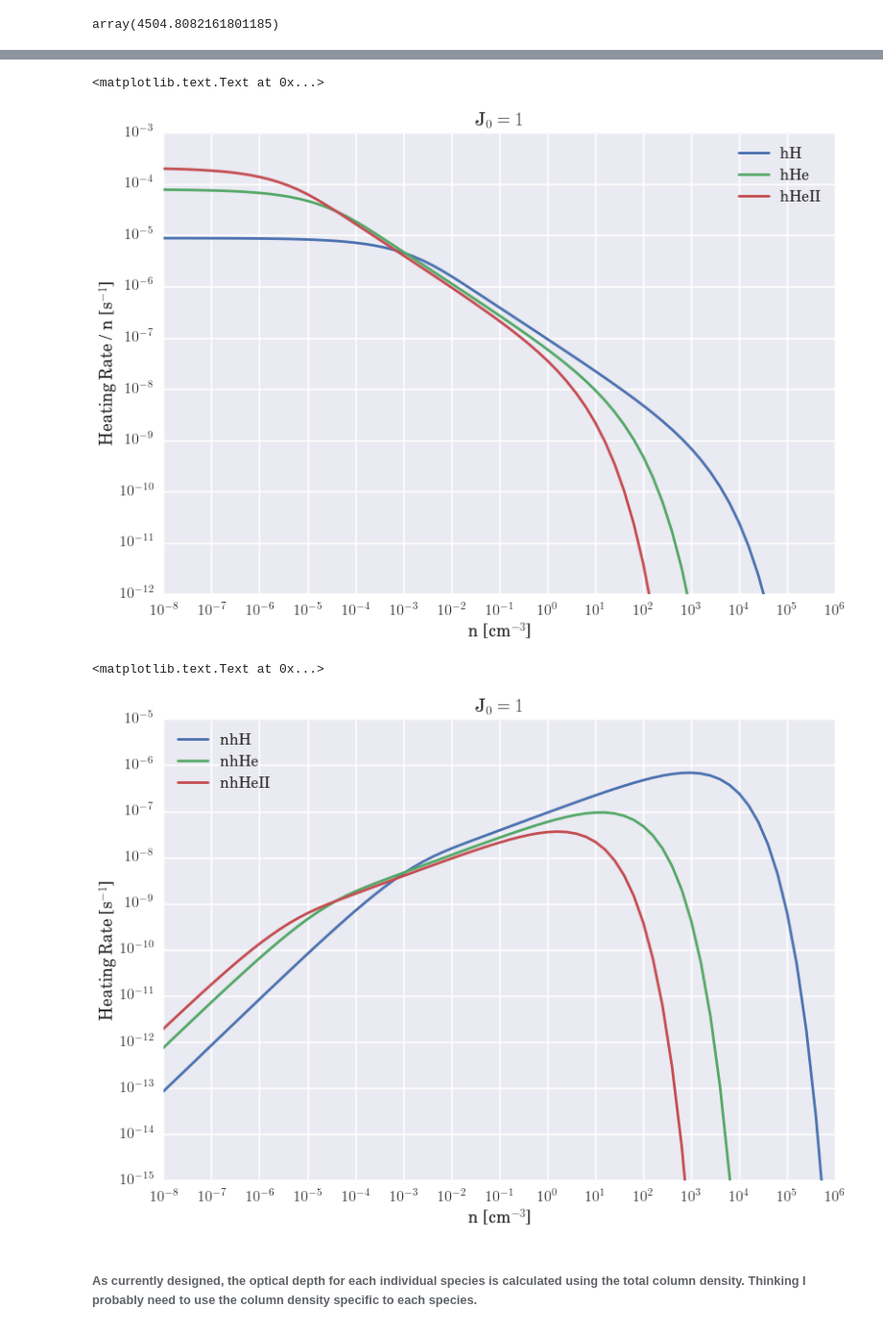
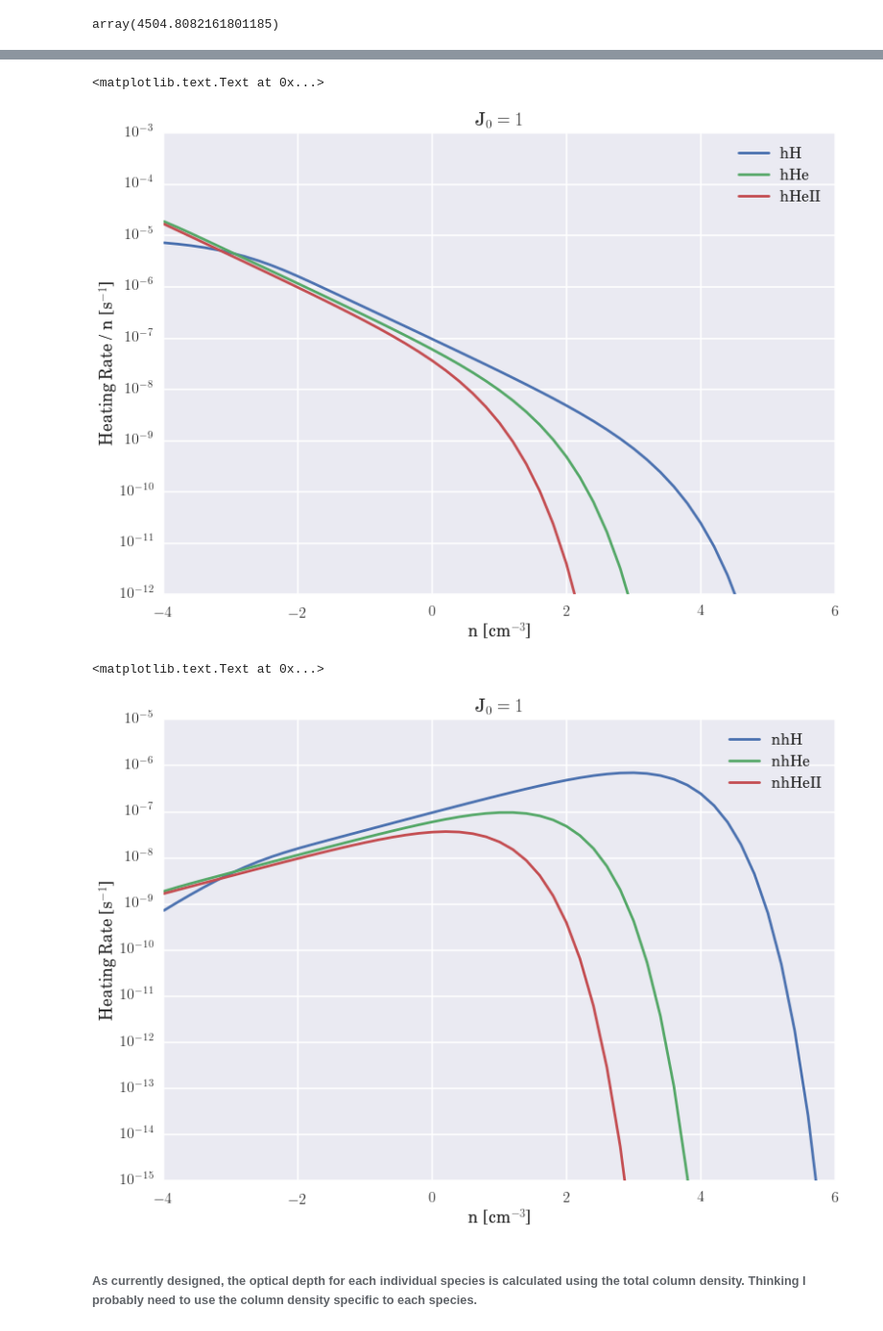
Before and after one commit to hummel/xray_notebooks, a Jupyter notebook: X-Ray Heating and Ionization Table.ipynb, the cells around one changed output, grey strips where cells are left out. Shown at 96% size. Drawn from its saved outputs; the diff is of its cells as text; code cells hidden in the pictures.

Commit message:
Cut size of kh_rates.dat Only need to go down to logn = -4, not -12.

```diff
--- a/X-Ray Heating and Ionization Table.ipynb
+++ b/X-Ray Heating and Ionization Table.ipynb
@@ -209,14 +196,15 @@ print h_rates(n,'H')
 # %%
-kh_rates = pd.DataFrame(index=np.logspace(-12,12,121))
-kh_rates['kH'] = k_rates(kh_rates.index, 'H')
-kh_rates['kHe'] = k_rates(kh_rates.index, 'He')
-kh_rates['kHeII'] = k_rates(kh_rates.index, 'HeII')
-kh_rates['hH'] = h_rates(kh_rates.index, 'H')
-kh_rates['hHe'] = h_rates(kh_rates.index, 'He')
-kh_rates['hHeII'] = h_rates(kh_rates.index, 'HeII')
-kh_rates['nhH'] = h_rates(kh_rates.index, 'H') * kh_rates.index
-kh_rates['nhHe'] = h_rates(kh_rates.index, 'He') * kh_rates.index
-kh_rates['nhHeII'] = h_rates(kh_rates.index, 'HeII') * kh_rates.index
-kh_rates[:1.1e-12]
+n = np.logspace(-4,12,81)
+kh_rates = pd.DataFrame(index=np.linspace(-4,12,81))
+kh_rates['kH'] = k_rates(n, 'H')
+kh_rates['kHe'] = k_rates(n, 'He')
+kh_rates['kHeII'] = k_rates(n, 'HeII')
+kh_rates['hH'] = h_rates(n, 'H')
+kh_rates['hHe'] = h_rates(n, 'He')
+kh_rates['hHeII'] = h_rates(n, 'HeII')
+kh_rates['nhH'] = h_rates(n, 'H') * n
+kh_rates['nhHe'] = h_rates(n, 'He') * n
+kh_rates['nhHeII'] = h_rates(n, 'HeII') * n
+kh_rates[:-3.0]
 # %% [output]
 |  | kH | kHe | kHeII | hH | hHe | hHeII | nhH | nhHe | nhHeII |
@@ -232,19 +225,19 @@ plt.title('J$_0 = 1$')
 # %%
-kh_rates[['hH', 'hHe', 'hHeII']].plot(logx=True, logy=True, ylim=(1e-12, 1e-3), xlim=(1e-8,1e6))
+kh_rates[['hH', 'hHe', 'hHeII']].plot(logy=True, ylim=(1e-12, 1e-3), xlim=(-4,6))
 plt.xlabel('n [cm$^{-3}$]')
 plt.ylabel('Heating Rate / n [s$^{-1}$]')
 plt.title('J$_0 = 1$')
 # %% [output]
 <matplotlib.text.Text at 0x...>
-[figure, old version]
+[figure, new version]
 # %%
-kh_rates[['nhH', 'nhHe', 'nhHeII']].plot(logx=True, logy=True, ylim=(1e-15, 1e-5), xlim=(1e-8,1e6))
+kh_rates[['nhH', 'nhHe', 'nhHeII']].plot(logy=True, ylim=(1e-15, 1e-5), xlim=(-4,6))
 plt.xlabel('n [cm$^{-3}$]')
 plt.ylabel('Heating Rate [s$^{-1}$]')
 plt.title('J$_0 = 1$')
 # %% [output]
 <matplotlib.text.Text at 0x...>
-[figure, old version]
+[figure, new version]
 # %% [markdown]
 ###### As currently designed, the optical depth for each individual species is calculated using the total column density.  Thinking I probably need to use the column density specific to each species.
 # %%
```
Also changed, not shown: parts of 9 cells of this notebook, 1 other file.
